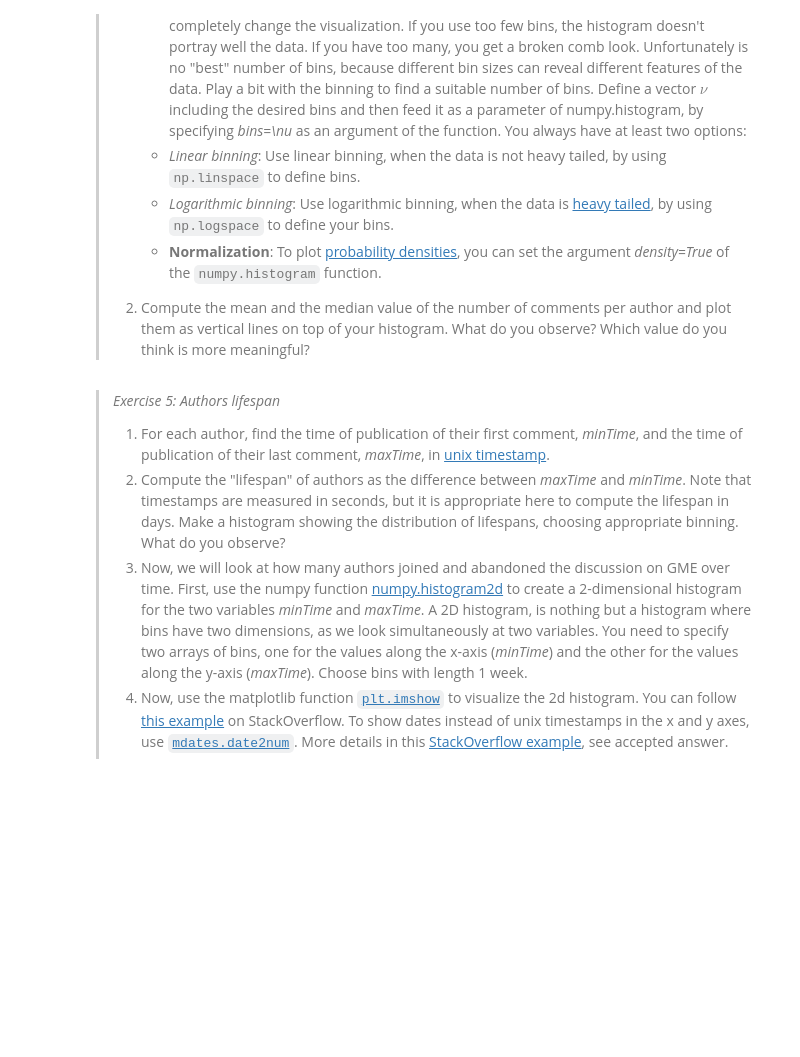
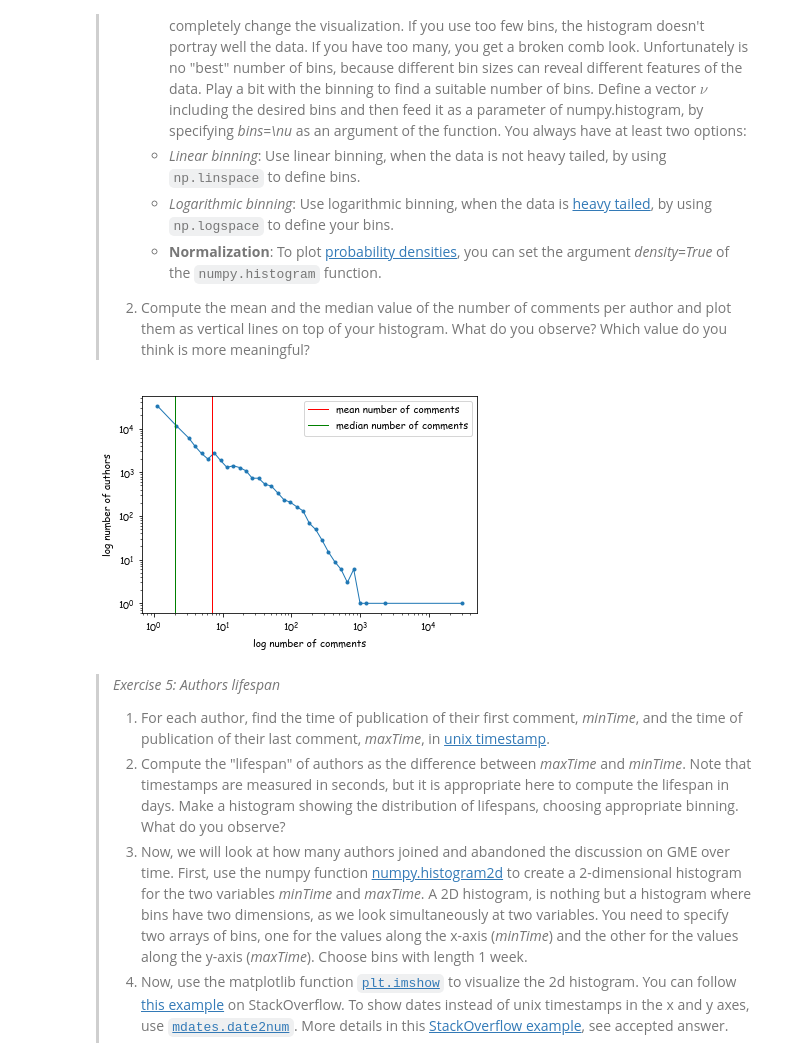
Before and after one commit to s183920/comsocsci2021, a Jupyter notebook: lectures/Week2.ipynb, the cells around one changed output. Cells and saved outputs as stored; diff of their text form; code cells hidden in the pictures; blank space fills up the shorter version.

```diff
--- a/lectures/Week2.ipynb
+++ b/lectures/Week2.ipynb
@@ -340,6 +332,30 @@ YouTubeVideo("UpwEsguMtY4",width=800, height=450)
 >     *  __Normalization__: To plot [probability densities](https://en.wikipedia.org/wiki/Probability_density_function), you can set the argument _density=True_ of the ``numpy.histogram`` function.
 >
 > 3. Compute the mean and the median value of the number of comments per author and plot them as vertical lines on top of your histogram. What do you observe? Which value do you think is more meaningful?
+# %%
+comments_per_author = comments.groupby("author").size()
+# min(comments_per_author), max(comments_by_author) # min = 1, max = 32122
+bins = np.logspace(0, np.log10(33000), 50)
+hist, edges = np.histogram(comments_per_author, bins = bins)
+x = (edges[1:] + edges[:-1])/2.
+
+# remove 0 entries
+xx, yy = zip(*[(i,j) for (i,j) in zip(x, hist) if j > 0])
+
+# plot
+fig, ax = plt.subplots()
+ax.plot(xx, yy, marker = ".")
+ax.set_yscale("log")
+ax.set_xscale("log")
+ax.set_xlabel("log number of comments")
+ax.set_ylabel("log number of authors")
+ax.axvline(x = comments_per_author.mean(), color = "red", label = "mean number of comments")
+ax.axvline(x = comments_per_author.median(), color = "green", label = "median number of comments")
+ax.legend()
+
+plt.show()
+# %% [output]
+[figure, added]
 # %% [markdown]
 > _Exercise 5: Authors lifespan_
 >
```
Also changed, not shown: parts of 7 cells of this notebook, 1 other file.
